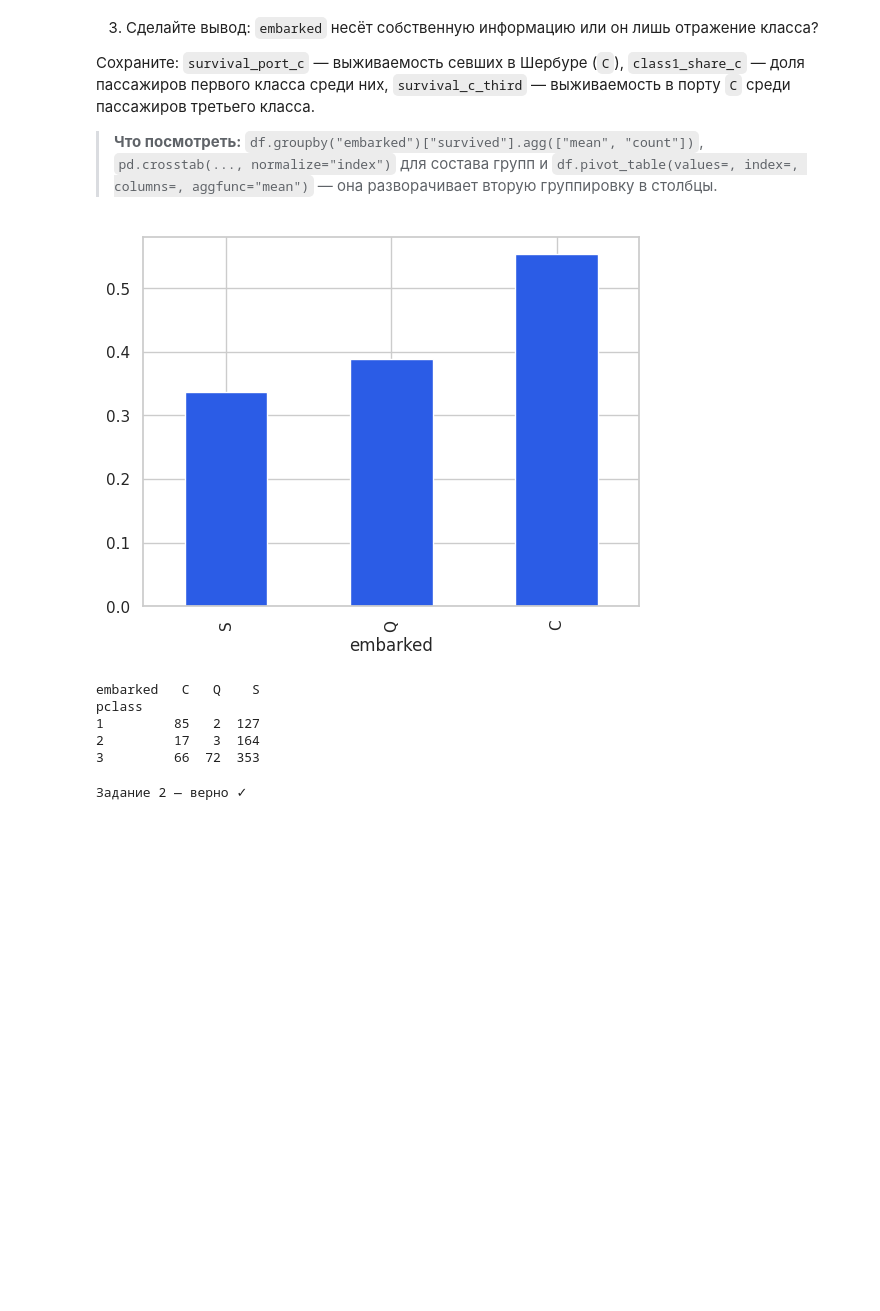
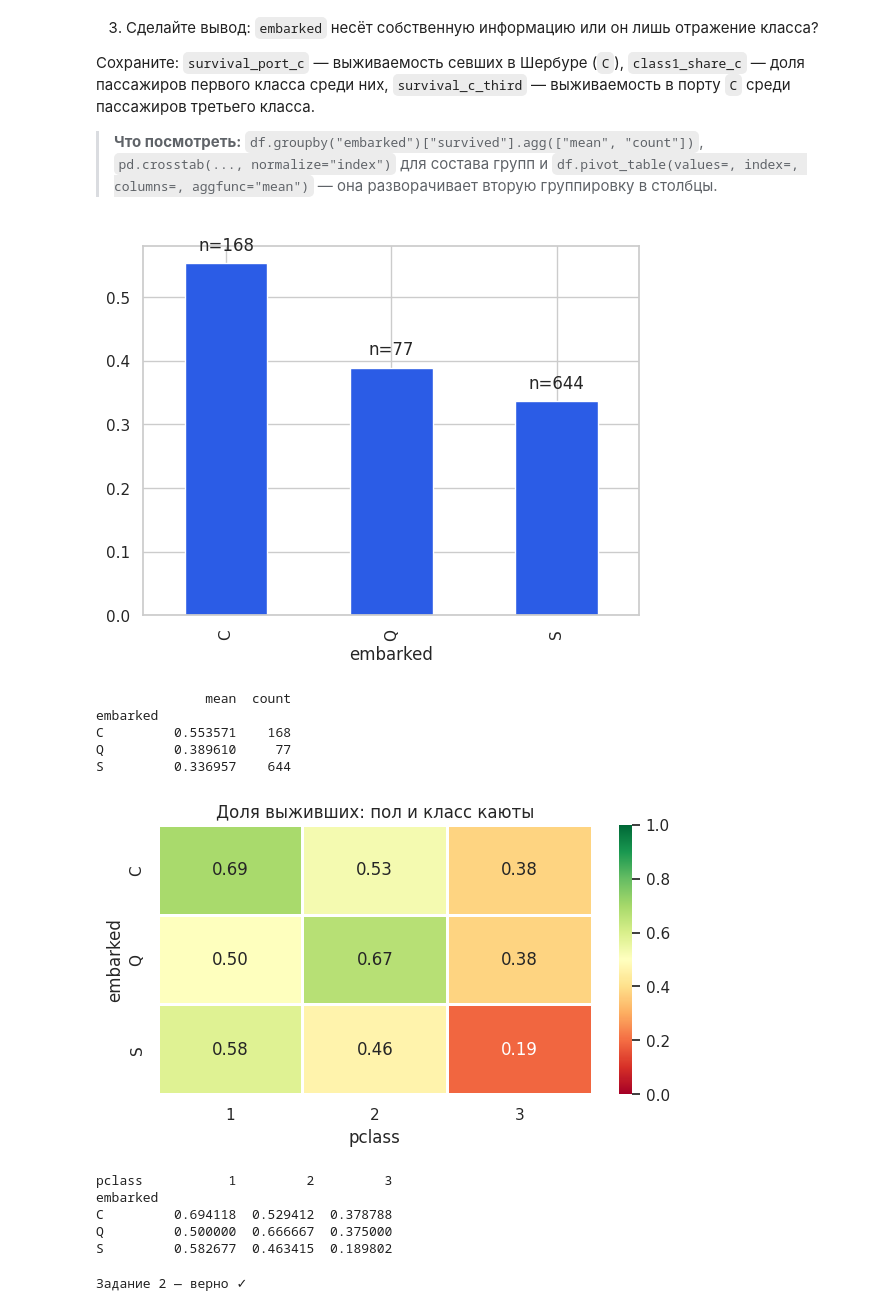
Before and after one commit to g-mixalowski/ml-hse-2026, a Jupyter notebook: practise/practice02_eda_pipeline.ipynb, the cells around one changed output. Drawn from its saved outputs; the diff is of its cells as text; code cells hidden in the pictures; blank space fills up the shorter version.

```diff
--- a/practise/practice02_eda_pipeline.ipynb
+++ b/practise/practice02_eda_pipeline.ipynb
@@ -251,23 +251,41 @@ print("Разница в семь раз — это и есть взаимоде
 
 > **Что посмотреть:** `df.groupby("embarked")["survived"].agg(["mean", "count"])`, `pd.crosstab(..., normalize="index")` для состава групп и `df.pivot_table(values=, index=, columns=, aggfunc="mean")` — она разворачивает вторую группировку в столбцы.
 # %%
-rates = df.groupby("embarked", observed=True)["survived"].mean().sort_values()
-rates.plot(kind="bar", color="#2B5CE6")
+rates = df.groupby("embarked", observed=True)["survived"].agg(["mean", "count"])
+ax = rates["mean"].plot(kind="bar", color="#2B5CE6")
+
+for i, (mean, count) in enumerate(zip(rates["mean"], rates["count"])):
+    ax.text(i, mean + 0.02, f"n={count}", ha="center")
 plt.show()
 
-print(pd.crosstab(df["pclass"], df["embarked"]))
+pivot = df.pivot_table(values="survived", index="embarked",
+                       columns="pclass", aggfunc="mean")
+
+plt.figure(figsize=(7, 3.5))
+sns.heatmap(pivot, annot=True, fmt=".2f", cmap="RdYlGn", center=0.5,
+            vmin=0, vmax=1, linewidths=1)
+plt.title("Доля выживших: пол и класс каюты")
+plt.show()
+
+print(pivot)
 
 port_c = df[df["embarked"] == "C"]
 survival_port_c  = port_c["survived"].mean()
 class1_share_c   = (port_c["pclass"] == 1).mean()
 survival_c_third = port_c[port_c["pclass"] == 3]["survived"].mean()
 # %% [output]
-[figure, old version]
+[figure, new version]
-embarked   C   Q    S
-pclass
-1         85   2  127
-2         17   3  164
-3         66  72  353
+              mean  count
+embarked
+C         0.553571    168
+Q         0.389610     77
+S         0.336957    644
+[figure, added]
+pclass           1         2         3
+embarked
+C         0.694118  0.529412  0.378788
+Q         0.500000  0.666667  0.375000
+S         0.582677  0.463415  0.189802
 # %%
 # Проверка задания 2
 assert round(float(survival_port_c), 2) == 0.55, f"survival_port_c = {survival_port_c}"
```
Also changed, not shown: parts of 19 cells of this notebook.
